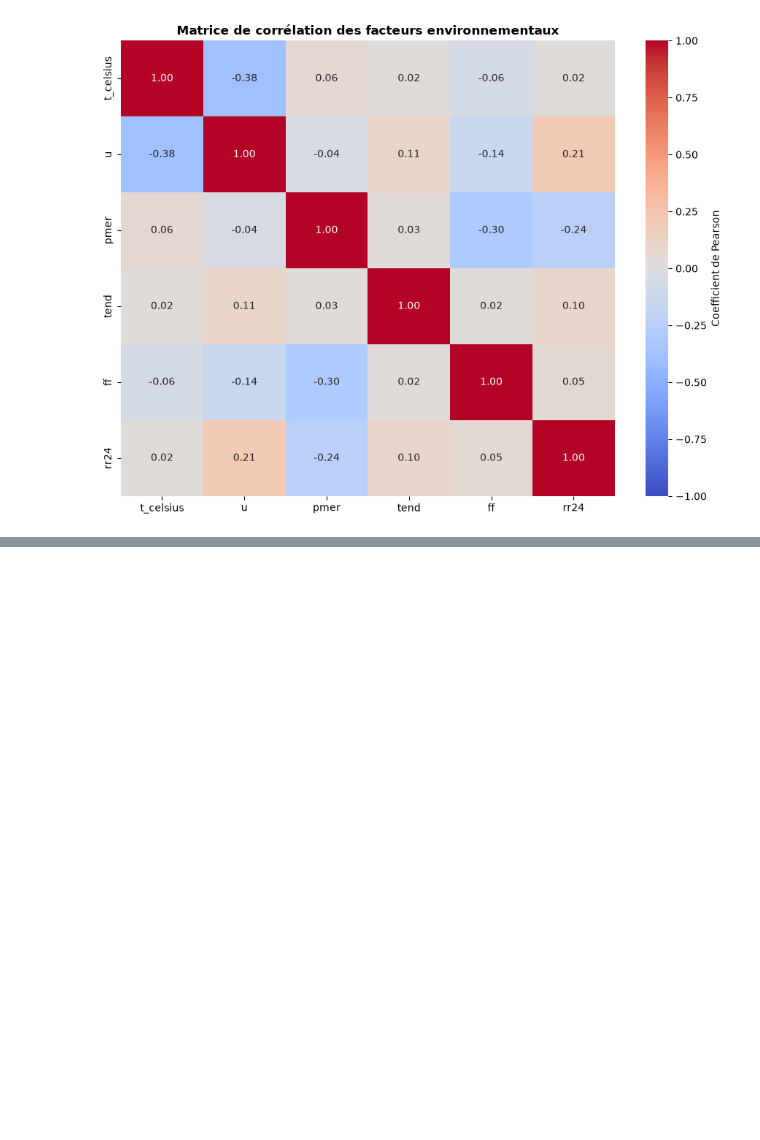
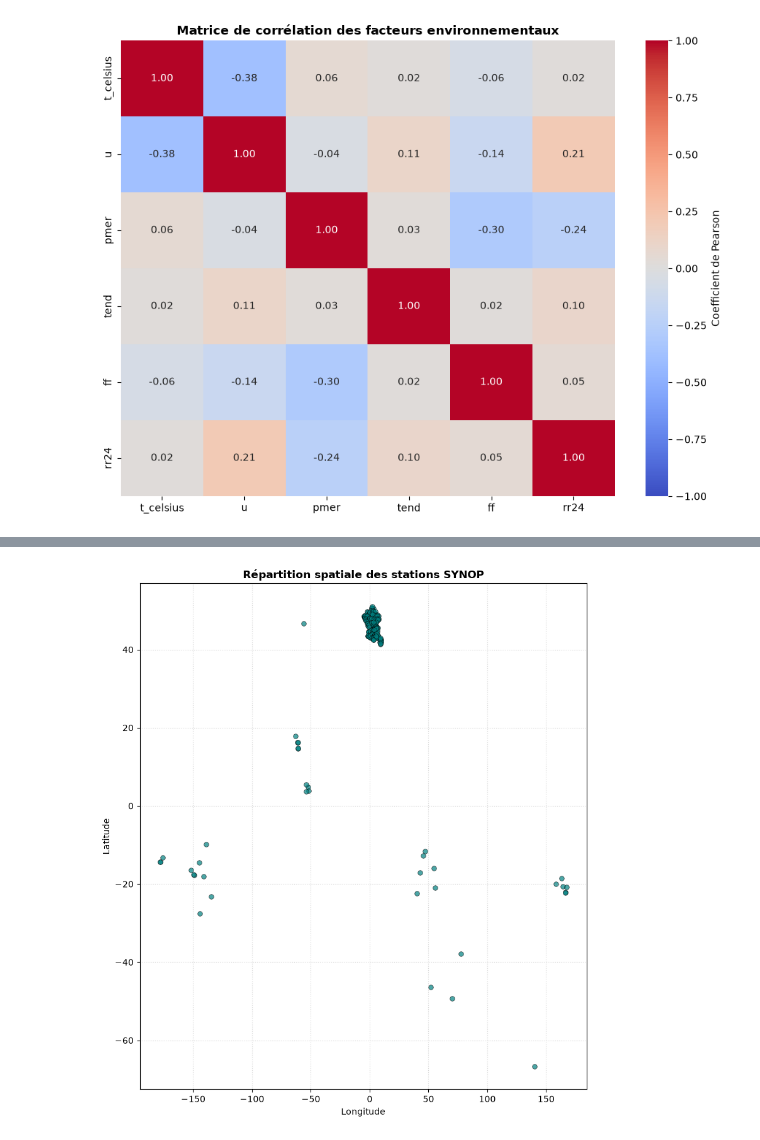
Before and after one commit to jbrocardplatim/LIORA_PROJET_PATHO_RESPIRATOIRES, a Jupyter notebook: notebooks/Explo_MeteoSynop_MLA.ipynb, the cells around one changed output, grey strips where cells are left out. Cells and saved outputs as stored; diff of their text form; code cells hidden in the pictures; blank space fills up the shorter version.

Commit message:
Update Explo_MeteoSynop_MLA.ipynb
petite explo avant la réunion

```diff
--- a/notebooks/Explo_MeteoSynop_MLA.ipynb
+++ b/notebooks/Explo_MeteoSynop_MLA.ipynb
@@ -385,0 +387,24 @@ plt.tight_layout()
+# %%
+df_stations = df_meteo[['geo_id_wmo', 'lat', 'lon']].drop_duplicates()
+
+plt.figure(figsize=(8, 9))
+
+# Tracé de la carte géographique brute
+sns.scatterplot(
+    data=df_stations,
+    x='lon',
+    y='lat',
+    color='teal',
+    s=30,
+    alpha=0.7,
+    edgecolor='k',
+    linewidth=0.5
+)
+
+plt.title("Répartition spatiale des stations SYNOP", fontsize=12, fontweight='bold')
+plt.xlabel("Longitude", fontsize=10)
+plt.ylabel("Latitude", fontsize=10)
+plt.grid(True, linestyle=':', alpha=0.5)
+plt.tight_layout()
+# %% [output]
+[figure, added]
```
Also changed, not shown: parts of 7 cells of this notebook.
